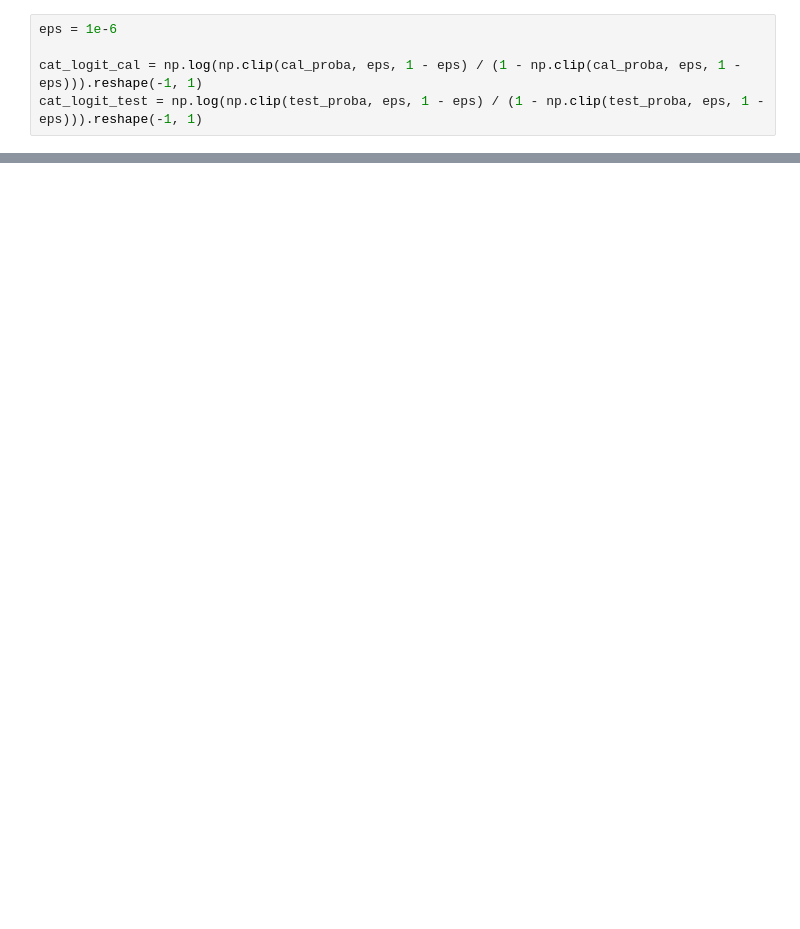
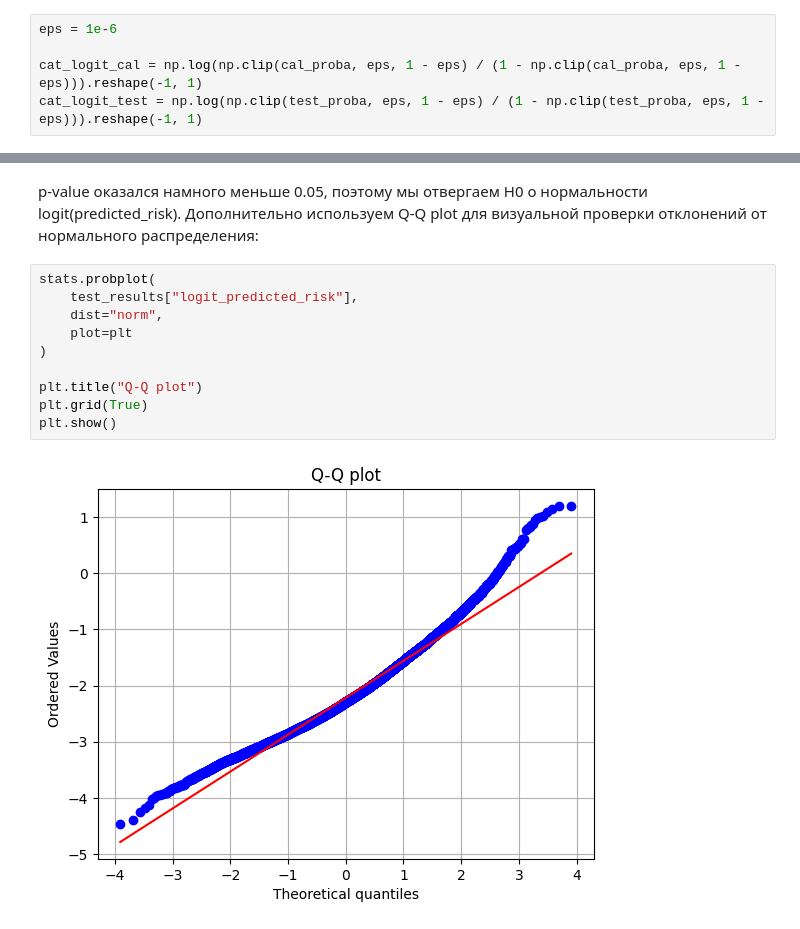
Before and after one commit to TimWHitee/gp_4_AB, a Jupyter notebook: model.ipynb, the cells around one changed output, grey strips where cells are left out. Drawn from its saved outputs; the diff is of its cells as text; blank space fills up the shorter version.

```diff
--- a/model.ipynb
+++ b/model.ipynb
@@ -421,0 +360,14 @@ feature_importance.head(10)
+# %% [markdown]
+p-value оказался намного меньше 0.05, поэтому мы отвергаем H0 о нормальности logit(predicted_risk). Дополнительно используем Q-Q plot для визуальной проверки отклонений от нормального распределения:
+# %%
+stats.probplot(
+    test_results["logit_predicted_risk"],
+    dist="norm",
+    plot=plt
+)
+
+plt.title("Q-Q plot")
+plt.grid(True)
+plt.show()
+# %% [output]
+[figure, added]
```
Also changed, not shown: parts of 30 cells of this notebook.
